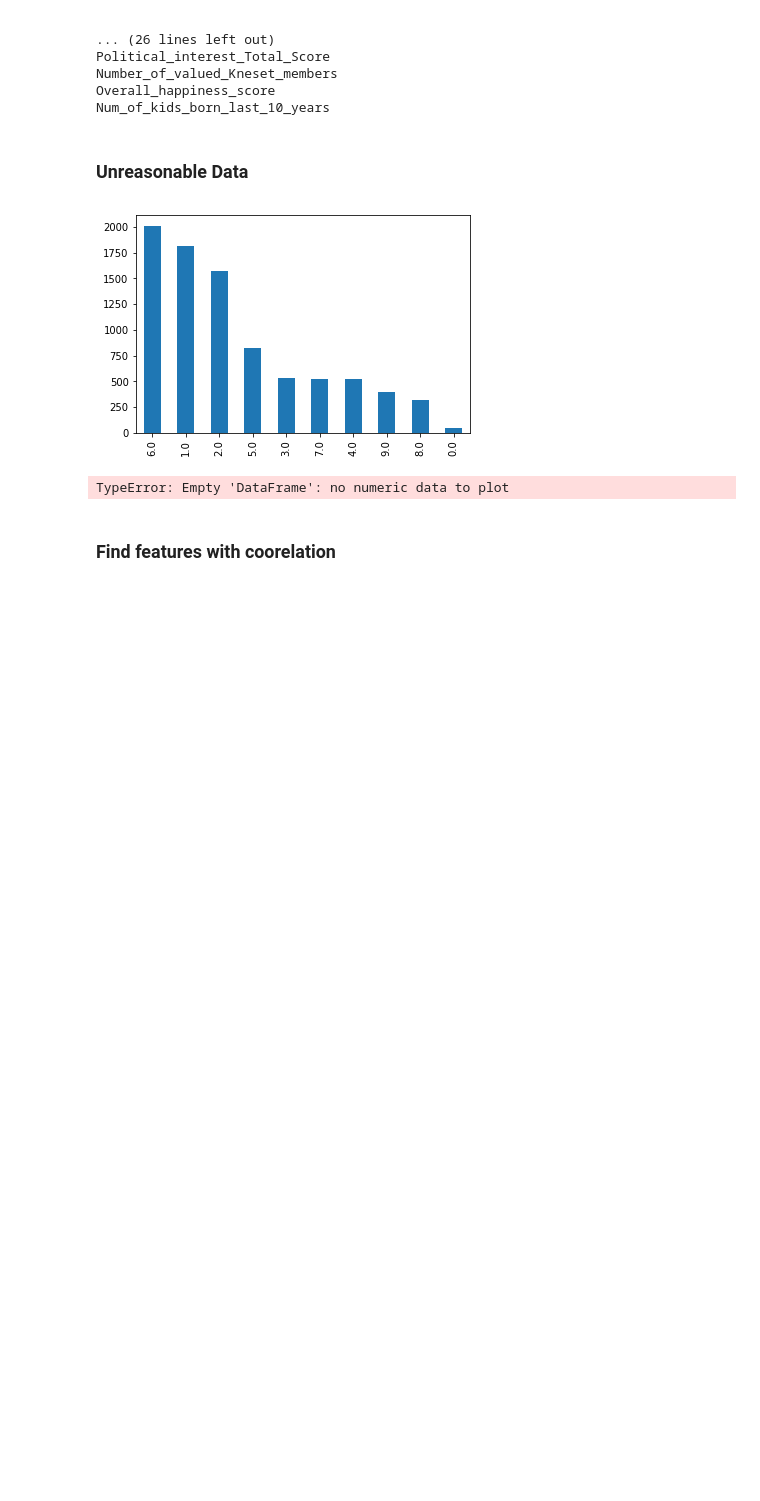
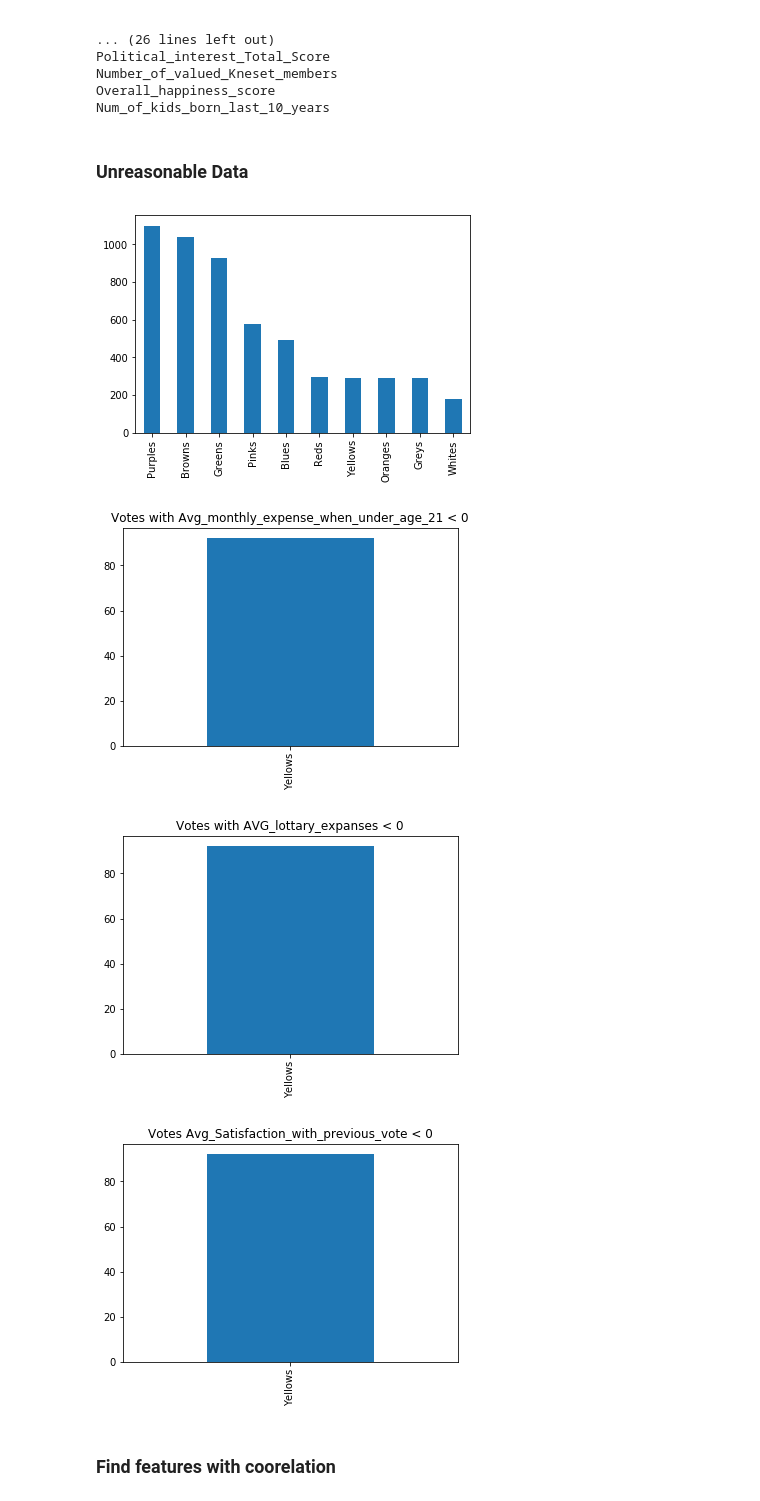
Before and after one commit to BorisBorshevsky/ML-Elections, a Jupyter notebook: ABC.ipynb, the cells around one changed output. Drawn from its saved outputs; the diff is of its cells as text; code cells hidden in the pictures; blank space fills up the shorter version.

```diff
--- a/ABC.ipynb
+++ b/ABC.ipynb
@@ -351,13 +333,27 @@ Num_of_kids_born_last_10_years
 # %%
 
 df['Vote'].value_counts().plot(kind='bar')
 p.show()
+df = df.dropna()
 
+# df[df["Avg_monthly_expense_when_under_age_21"] > 0]
 df[df["Avg_monthly_expense_when_under_age_21"] < 0].Vote.value_counts().plot(kind='bar')
 p.title("Votes with Avg_monthly_expense_when_under_age_21 < 0")
+p.show()
+
+df[df["AVG_lottary_expanses"] < 0].Vote.value_counts().plot(kind='bar')
+p.title("Votes with AVG_lottary_expanses < 0")
+p.show()
+
+
+df[df["Avg_Satisfaction_with_previous_vote"] < 0].Vote.value_counts().plot(kind='bar')
+p.title("Votes Avg_Satisfaction_with_previous_vote < 0")
+p.show()
 # %% [output]
-[figure, old version]
+[figure, new version]
-TypeError: Empty 'DataFrame': no numeric data to plot
+[figure, added]
+[figure, added]
+[figure, added]
 # %% [markdown]
 ### Find features with coorelation
 # %%
```
Also changed, not shown: parts of 8 cells of this notebook, 3 other files.
